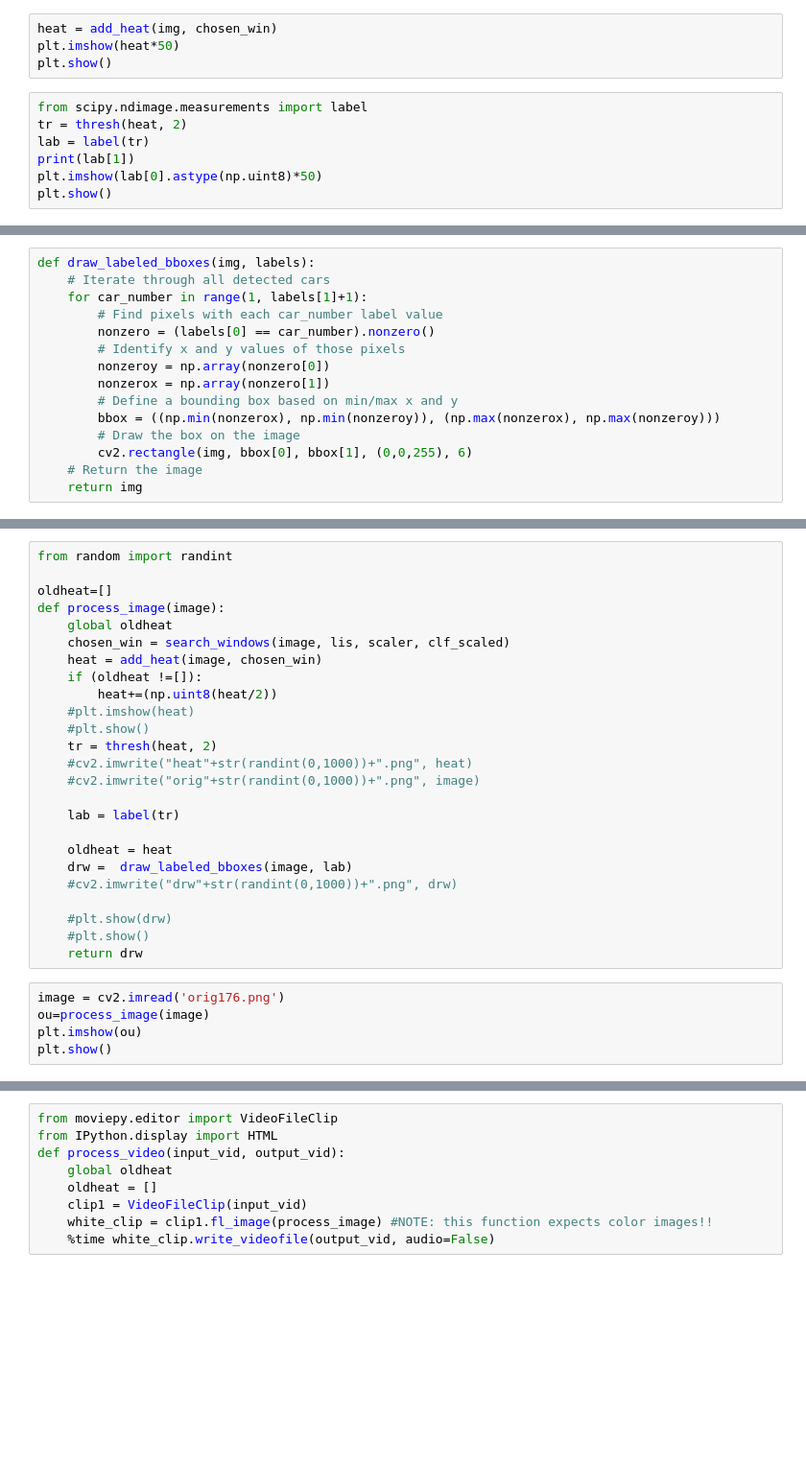
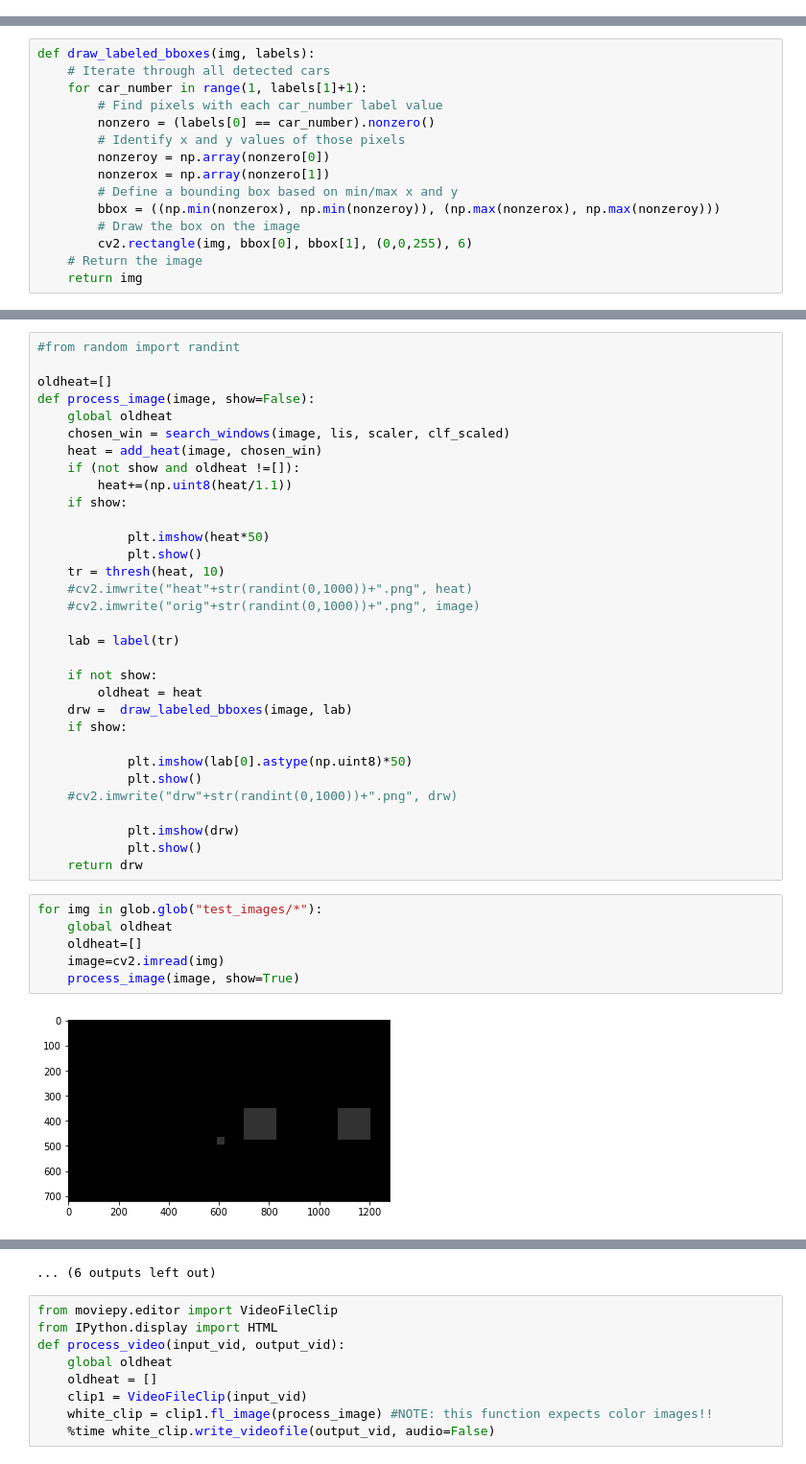
Before and after one commit to gaber-/CarND-Vehicle-Detection, a Jupyter notebook: vehicle_detection.ipynb, the cells around one changed output, grey strips where cells are left out. Shown at 96% size. Drawn from its saved outputs; the diff is of its cells as text; blank space fills up the shorter version.

```diff
--- a/vehicle_detection.ipynb
+++ b/vehicle_detection.ipynb
@@ -354,14 +351,3 @@ def add_heat(img, bbox_list):
 def thresh(img, threshold):
     img[img <= threshold]=0
     return img
-# %%
-heat = add_heat(img, chosen_win)
-plt.imshow(heat*50)
-plt.show()
-# %%
-from scipy.ndimage.measurements import label
-tr = thresh(heat, 2)
-lab = label(tr)
-print(lab[1])
-plt.imshow(lab[0].astype(np.uint8)*50)
-plt.show()
@@ -452,30 +371,40 @@ def find_cars(img, ystart, ystop, scale, svc, X_scaler, orient, pix_per_cell, ce
 # %%
-from random import randint
+#from random import randint
 
 oldheat=[]
-def process_image(image):
+def process_image(image, show=False):
     global oldheat
     chosen_win = search_windows(image, lis, scaler, clf_scaled)
     heat = add_heat(image, chosen_win)
-    if (oldheat !=[]):
-        heat+=(np.uint8(heat/2))
-    #plt.imshow(heat)
-    #plt.show()
-    tr = thresh(heat, 2)
+    if (not show and oldheat !=[]):
+        heat+=(np.uint8(heat/1.1))
+    if show:
+
+            plt.imshow(heat*50)
+            plt.show()
+    tr = thresh(heat, 10)
     #cv2.imwrite("heat"+str(randint(0,1000))+".png", heat)
     #cv2.imwrite("orig"+str(randint(0,1000))+".png", image)
 
     lab = label(tr)
 
-    oldheat = heat
+    if not show:
+        oldheat = heat
     drw =  draw_labeled_bboxes(image, lab)
+    if show:
+
+            plt.imshow(lab[0].astype(np.uint8)*50)
+            plt.show()
     #cv2.imwrite("drw"+str(randint(0,1000))+".png", drw)
 
-    #plt.show(drw)
-    #plt.show()
+            plt.imshow(drw)
+            plt.show()
     return drw
-# %%
-image = cv2.imread('orig176.png')
-ou=process_image(image)
-plt.imshow(ou)
-plt.show()
+# %%
+for img in glob.glob("test_images/*"):
+    global oldheat
+    oldheat=[]
+    image=cv2.imread(img)
+    process_image(image, show=True)
+# %% [output]
+[figure, added]
@@ -482,3 +422,4 @@ plt.show()
+... (6 outputs left out)
 # %%
 from moviepy.editor import VideoFileClip
 from IPython.display import HTML
```
Also changed, not shown: parts of 20 cells of this notebook, 25 other files.
